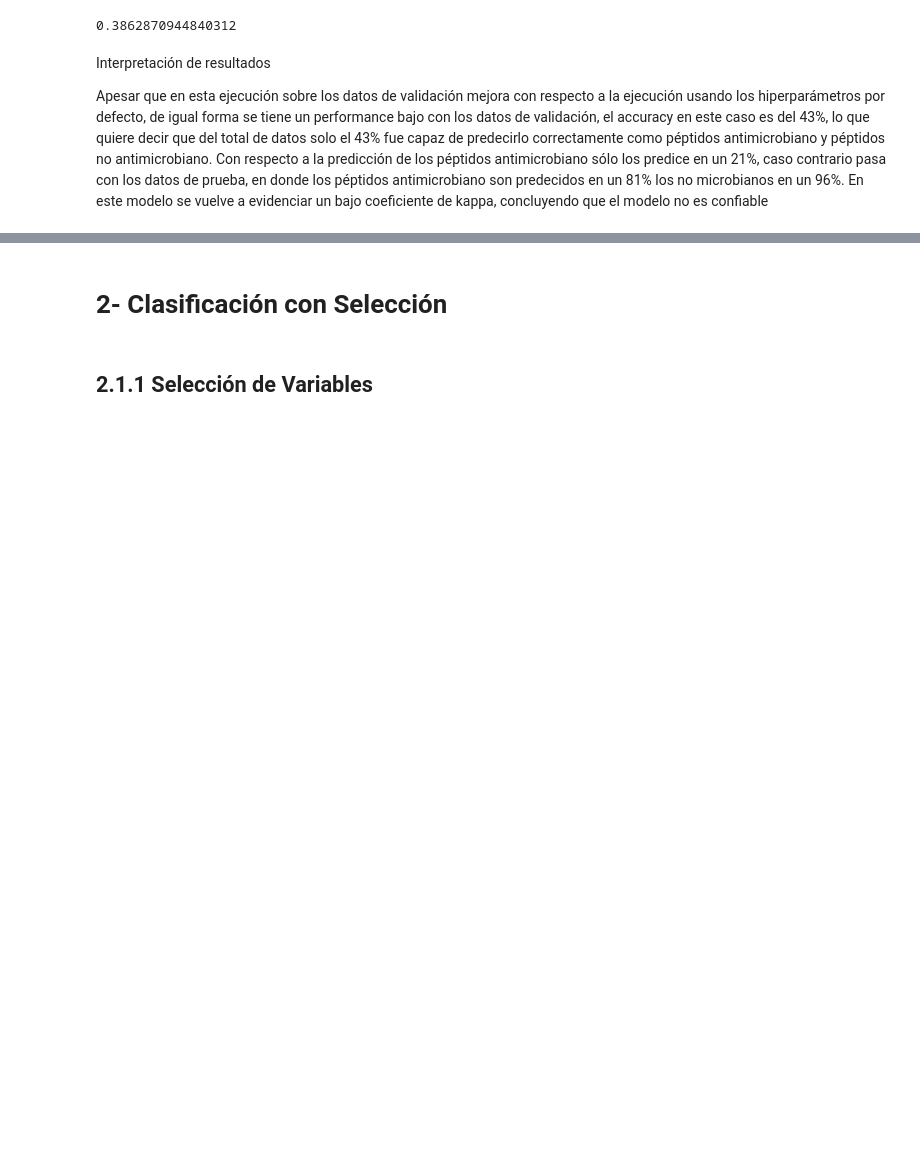
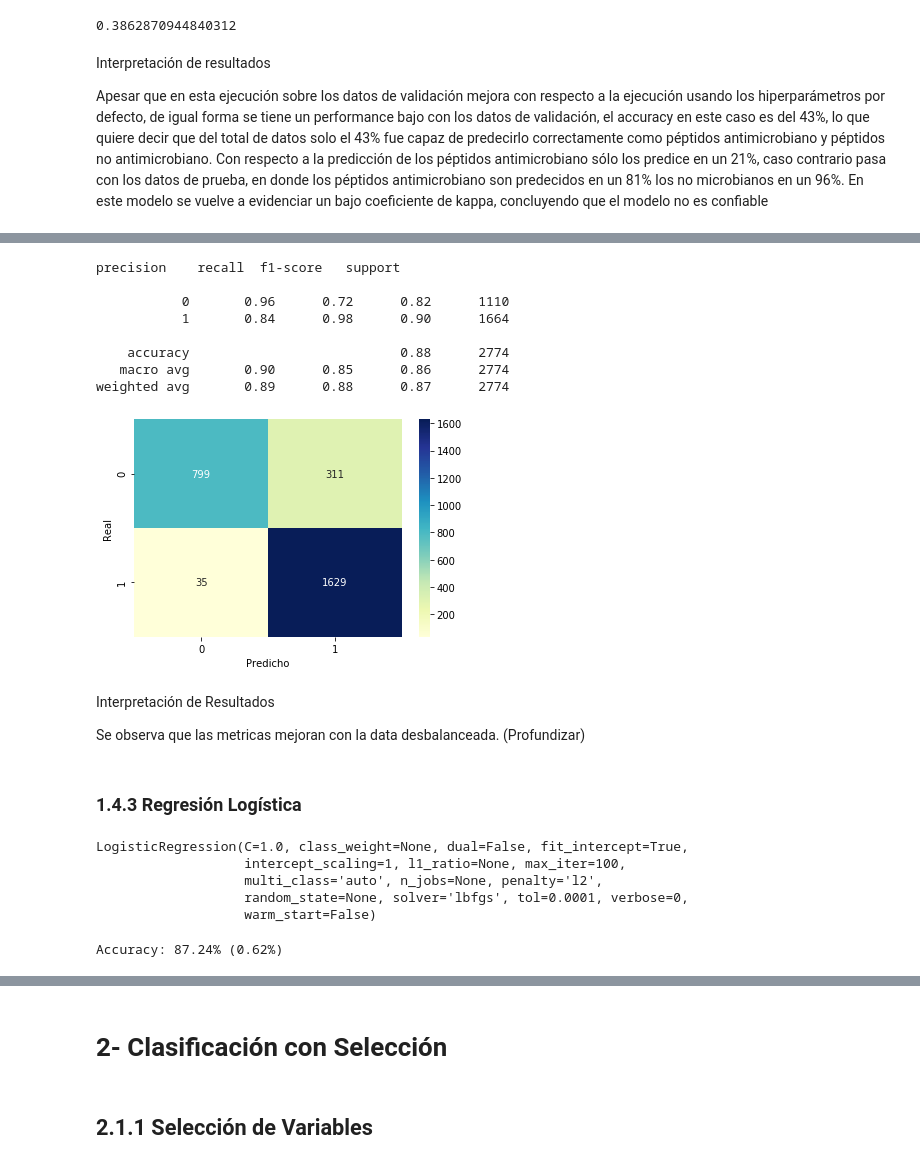
Before and after one commit to santyarboleda/Reconocimiento-de-Patrones, a Jupyter notebook: Competencia_RP.ipynb, the cells around one changed output, grey strips where cells are left out. Cells and saved outputs as stored; diff of their text form; code cells hidden in the pictures; blank space fills up the shorter version.

```diff
--- a/Competencia_RP.ipynb
+++ b/Competencia_RP.ipynb
@@ -564,0 +644,9 @@ Apesar que en esta ejecución sobre los datos de validación mejora con respecto
+# %%
+# Crear Arbol de decision con profundidad = 4
+decision_tree = DecisionTreeClassifier(criterion='entropy',
+                                            min_samples_split=20,
+                                            min_samples_leaf=5,
+                                            max_depth = 4,
+                                            random_state = 42)
+
+modelo_tree = decision_tree.fit(X_train, y_train)
@@ -564,0 +660,41 @@ Apesar que en esta ejecución sobre los datos de validación mejora con respecto
+# %%
+# Hacemos predicciones con la data de prueba
+predict_tree = decision_tree.predict(X_test)
+sns.heatmap(confusion_matrix(y_test, predict_tree), fmt='', annot = True, cmap = 'YlGnBu')
+plt.xlabel('Predicho')
+plt.ylabel('Real')
+print(classification_report(y_test, predict_tree))
+# %% [output]
+precision    recall  f1-score   support
+
+           0       0.96      0.72      0.82      1110
+           1       0.84      0.98      0.90      1664
+
+    accuracy                           0.88      2774
+   macro avg       0.90      0.85      0.86      2774
+weighted avg       0.89      0.88      0.87      2774
+[figure, added]
+# %% [markdown]
+Interpretación de Resultados
+
+Se observa que las metricas mejoran con la data desbalanceada. (Profundizar)
+# %% [markdown]
+### 1.4.3 Regresión Logística
+# %%
+# Entrenamos el modelo con regresión logística
+lr_sb = LogisticRegression()
+lr_sb.fit(X_train, y_train)
+# %% [output]
+LogisticRegression(C=1.0, class_weight=None, dual=False, fit_intercept=True,
+                   intercept_scaling=1, l1_ratio=None, max_iter=100,
+                   multi_class='auto', n_jobs=None, penalty='l2',
+                   random_state=None, solver='lbfgs', tol=0.0001, verbose=0,
+                   warm_start=False)
+# %%
+# Aplicamos validación cruzada para evaluar el performance del modelo
+from sklearn.model_selection import KFold
+kfold_sb = KFold(n_splits=5, random_state=42)
+results_sb = cross_val_score(lr_sb, X_train, y_train, cv=kfold_sb)
+print("Accuracy: %.2f%% (%.2f%%)" % (results_sb.mean()*100, results_sb.std()*100))
+# %% [output]
+Accuracy: 87.24% (0.62%)
```
Also changed, not shown: parts of 44 cells of this notebook.
